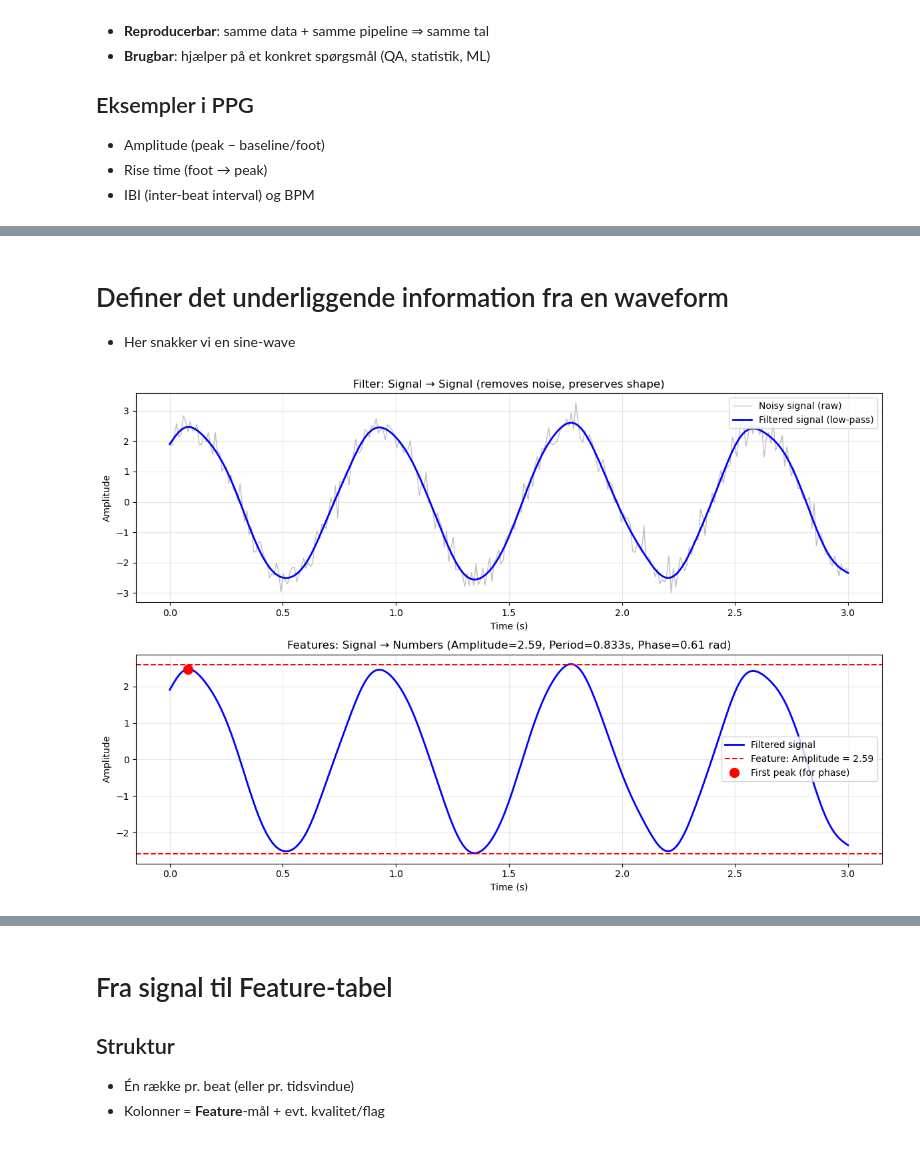
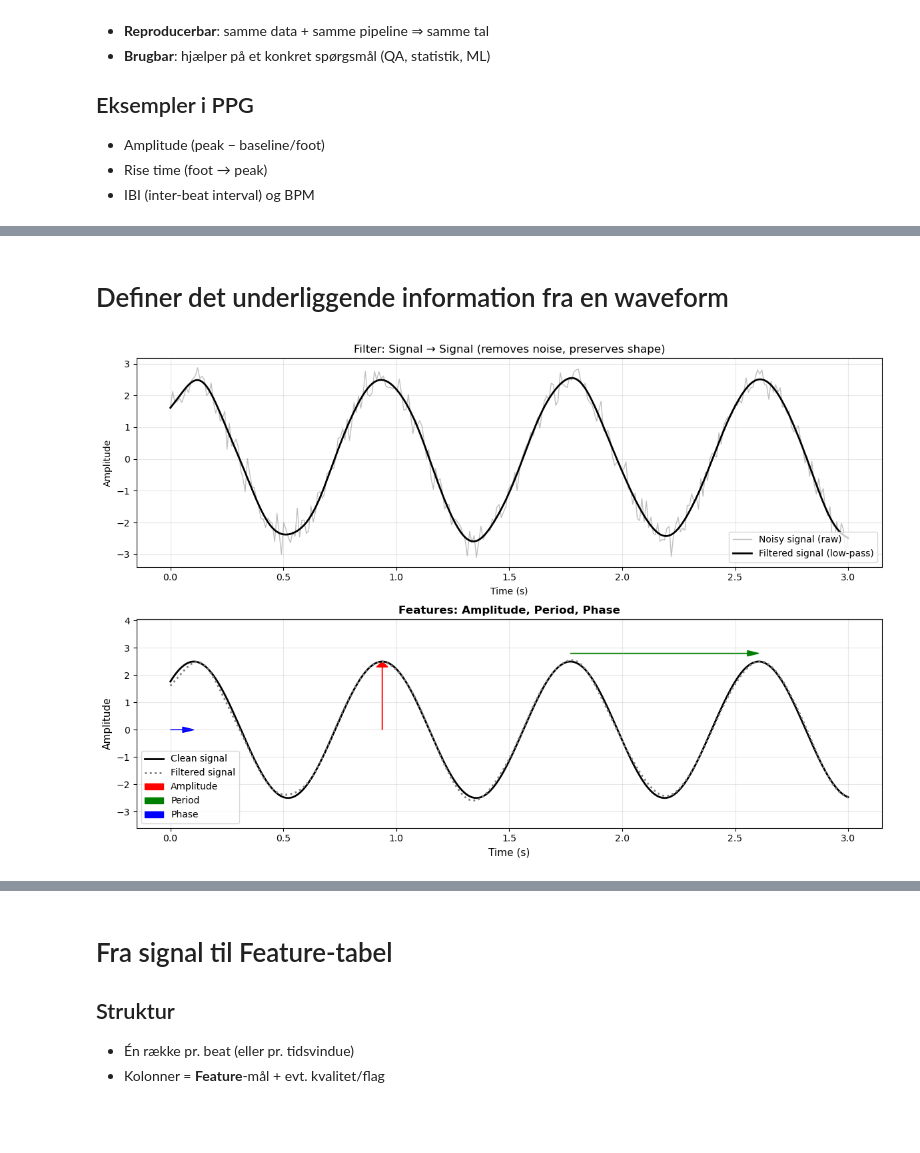
Before and after one commit to AAU-ST2-Programming/signals_3, a Jupyter notebook: signals_3.ipynb, the cells around one changed output, grey strips where cells are left out. Saved outputs shown, nothing was run; the diff lists cells and outputs as text; code cells hidden in the pictures.

```diff
--- a/signals_3.ipynb
+++ b/signals_3.ipynb
@@ -74,91 +72,61 @@
 - **Feature**: amplitude, rise time, IBI/BPM → tal pr. beat der kan sammenlignes og plottes med fx error bars
 # %% [markdown]
 # Definer det underliggende information fra en waveform
-- Her snakker vi en sine-wave
 # %%
 import numpy as np
 import matplotlib.pyplot as plt
 from scipy import signal as scipy_signal
 
-# Generate a noisy sine wave
+# Generate from features: amplitude, frequency, phase
 fs = 100  # sampling frequency (Hz)
 t = np.linspace(0, 3, fs * 3)  # 3 seconds
 f0 = 1.2  # frequency (Hz)
 A = 2.5  # amplitude
 phase = np.pi / 4  # phase offset
 
 # Clean signal
 clean_signal = A * np.sin(2 * np.pi * f0 * t + phase)
-
 # Add noise
-np.random.seed(42)
 noise = np.random.normal(0, 0.3, len(t))
 noisy_signal = clean_signal + noise
-
 # Apply a low-pass filter (Butterworth)
 b, a = scipy_signal.butter(4, 5, fs=fs, btype='low')
 filtered_signal = scipy_signal.filtfilt(b, a, noisy_signal)
+def peak_time(n, f0, phase):
+    return (np.pi/2 - phase + n * 2*np.pi) / (2 * np.pi * f0)
 
-# Extract features from the filtered signal
-# Feature 1: Amplitude (peak-to-peak / 2)
-amplitude_feature = (np.max(filtered_signal) - np.min(filtered_signal)) / 2
 
-# Find peaks for feature extraction
-peaks, _ = scipy_signal.find_peaks(filtered_signal, height=0)
-
-# Feature 2: Period (T) - estimate from average inter-peak interval
-if len(peaks) > 1:
-    peak_times = t[peaks]
-    inter_peak_intervals = np.diff(peak_times)
-    period_feature = np.mean(inter_peak_intervals)
-else:
-    period_feature = np.nan
-
-# Feature 3: Phase (estimate from first peak)
-if len(peaks) > 0:
-    first_peak_time = t[peaks[0]]
-    phase_feature = (first_peak_time * f0 * 2 * np.pi) % (2 * np.pi)
-else:
-    phase_feature = np.nan
 
 # Visualization
 fig, axes = plt.subplots(2, 1, figsize=(12, 8))
 
 # Top plot: Filter example
 axes[0].plot(t, noisy_signal, 'gray', alpha=0.5, linewidth=1, label='Noisy signal (raw)')
-axes[0].plot(t, filtered_signal, 'b', linewidth=2, label='Filtered signal (low-pass)')
+axes[0].plot(t, filtered_signal, 'black', linewidth=2, label='Filtered signal (low-pass)')
 axes[0].set_xlabel('Time (s)')
 axes[0].set_ylabel('Amplitude')
 axes[0].set_title('Filter: Signal → Signal (removes noise, preserves shape)')
 axes[0].legend()
 axes[0].grid(True, alpha=0.3)
 
-# Bottom plot: Feature extraction
-axes[1].plot(t, filtered_signal, 'b', linewidth=2, label='Filtered signal')
-axes[1].axhline(amplitude_feature, color='r', linestyle='--', label=f'Feature: Amplitude = {amplitude_feature:.2f}')
-axes[1].axhline(-amplitude_feature, color='r', linestyle='--')
-if len(peaks) > 0:
-    axes[1].plot(t[peaks[0]], filtered_signal[peaks[0]], 'ro', markersize=10, label='First peak (for phase)')
-axes[1].set_xlabel('Time (s)')
-axes[1].set_ylabel('Amplitude')
-axes[1].set_title(f'Features: Signal → Numbers (Amplitude={amplitude_feature:.2f}, Period={period_feature:.3f}s, Phase={phase_feature:.2f} rad)')
+# Bottom plot: Feature extraction (improved)
+axes[1].plot(t, clean_signal, 'black', linewidth=2, label='Clean signal')
+axes[1].plot(t, filtered_signal, 'gray', linewidth=2,linestyle=":", label='Filtered signal')
+axes[1].arrow(peak_time(1, f0, phase), 0, 0, A,
+               head_width=0.05, head_length=0.2, fc='red', ec='red', length_includes_head=True, label='Amplitude')
+axes[1].arrow(peak_time(2, f0, phase), A+0.3, 1/f0, 0,
+               head_width=0.2, head_length=0.05, fc='green', ec='green', length_includes_head=True, label='Period', )
+axes[1].arrow(0, 0, peak_time(0, f0, phase), 0,
+               head_width=0.2, head_length=0.05, fc='blue', ec='blue', length_includes_head=True, label='Phase')
+
+axes[1].set_xlabel('Time (s)', fontsize=11)
+axes[1].set_ylabel('Amplitude', fontsize=11)
+axes[1].set_title('Features: Amplitude, Period, Phase', fontsize=12, weight='bold')
+axes[1].grid(True, alpha=0.3)
 axes[1].legend()
-axes[1].grid(True, alpha=0.3)
+axes[1].set_ylim([np.min(filtered_signal) - 1, np.max(filtered_signal) + 1.5])
 
 plt.tight_layout()
 plt.show()
-
-# Print feature summary
-print("="*50)
-print("Feature Extraction Summary")
-print("="*50)
-print(f"Amplitude:  {amplitude_feature:.3f}")
-print(f"Period (T): {period_feature:.3f} s")
-print(f"Frequency:  {1/period_feature:.3f} Hz")
-print(f"Phase:      {phase_feature:.3f} rad ({np.degrees(phase_feature):.1f}°)")
-print("="*50)
-print("\nKey difference:")
-print("• Filter:   Signal → Signal (cleaning/preprocessing)")
-print("• Feature:  Signal → Number(s) (measurement/summary)")
 # %% [output]
-[figure, old version]
+[figure, new version]
```
Also changed, not shown: parts of 2 cells of this notebook.
